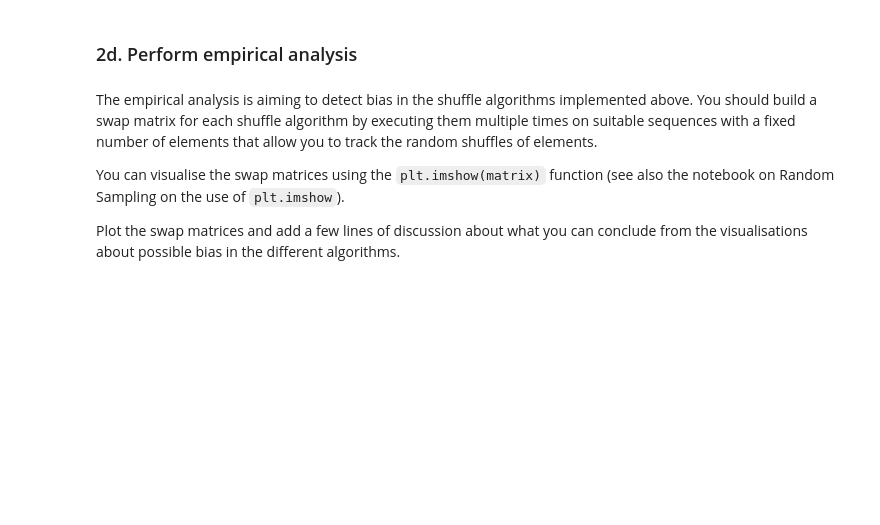
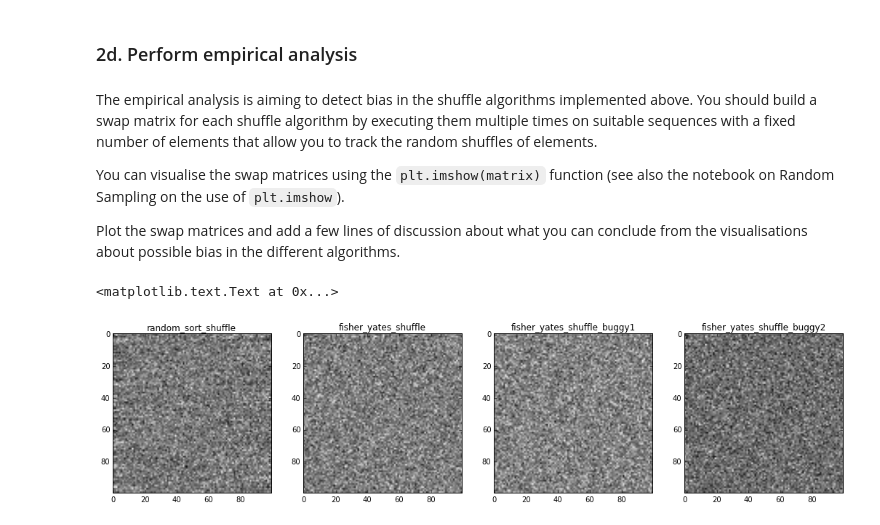
Before and after one commit to JimmyLzy/AlgorithmsCoursework2_53-, a Jupyter notebook: CW2-2 Shuffling.ipynb, the cells around one changed output. Saved outputs shown, nothing was run; the diff lists cells and outputs as text; code cells hidden in the pictures; blank space fills up the shorter version.

Commit message:
swap_matrix implemented

```diff
--- a/CW2-2 Shuffling.ipynb
+++ b/CW2-2 Shuffling.ipynb
@@ -36,11 +37,11 @@ The `random_sort_shuffle` function should follow the idea of using a random comp
 from functools import cmp_to_key
 
 def random_sort_shuffle(a):
-    sorted(a,key = cmp_to_key(random_comparator()))
+    a = sorted(a, key = cmp_to_key(random_comparator))
+    return a
 
-def random_comparator():
+def random_comparator(x, y):
     return random.randint(-1,1)
-    pass
 # %% [markdown]
 ### 2b. Implement `fisher_yates_shuffle`
 # %% [markdown]
@@ -64,20 +63,16 @@ def fisher_yates_shuffle_buggy1(a):
     length = len(a)
     n = length - 1
     for i in range(n,1,-1):
-        j = random.randint(0,i-1)
-        temp = a[j]
-        a[j] = a[i]
-        a[i] = temp
+        j = random.randint(0, i - 1)
+        a[i], a[j] = a[j], a[i]
     return a
 
 def fisher_yates_shuffle_buggy2(a):
     length = len(a)
-    n = length -1
+    n = length - 1
     for i in range(n,1,-1):
-        j = random.randint(0,n)
-        temp = a[j]
-        a[j] = a[i]
-        a[i] = temp
+        j = random.randint(0, n)
+        a[i], a[j] = a[j], a[i]
     return a
 # %% [markdown]
 ### 2d. Perform empirical analysis
@@ -87,5 +82,38 @@ The empirical analysis is aiming to detect bias in the shuffle algorithms implem
 You can visualise the swap matrices using the `plt.imshow(matrix)` function (see also the notebook on Random Sampling on the use of `plt.imshow`).
 
 Plot the swap matrices and add a few lines of discussion about what you can conclude from the visualisations about possible bias in the different algorithms.
+# %%
+def build_swap_matrix(a, shuffle_func, times):
+
+    length = len(a)
+    swap_matrix = np.zeros((length, length))
+    prev = list(a)
+
+    for i in range(times):
+        a = shuffle_func(a)
+        for j in range(length):
+            elem = prev[j]
+            for k in range(length):
+                if(elem == a[k]):
+                    swap_matrix[j, k] += 1
+                    continue
+    prev = a
+    return swap_matrix
+
+
+a = random.sample(range(100), 100)
+fig, axs = plt.subplots(1, 4, figsize=(18,5))
+
+axs[0].imshow(build_swap_matrix(a, random_sort_shuffle, 1000), cmap = cm.Greys_r)
+axs[0].set_title('random_sort_shuffle')
+axs[1].imshow(build_swap_matrix(a, fisher_yates_shuffle, 1000), cmap = cm.Greys_r)
+axs[1].set_title('fisher_yates_shuffle')
+axs[2].imshow(build_swap_matrix(a, fisher_yates_shuffle_buggy1, 1000), cmap = cm.Greys_r)
+axs[2].set_title('fisher_yates_shuffle_buggy1')
+axs[3].imshow(build_swap_matrix(a, fisher_yates_shuffle_buggy2, 1000), cmap = cm.Greys_r)
+axs[3].set_title('fisher_yates_shuffle_buggy2')
+# %% [output]
+<matplotlib.text.Text at 0x...>
+[figure, added]
 # %%
 # do analysis
```
Also changed, not shown: parts of 2 cells of this notebook, 1 other file.
